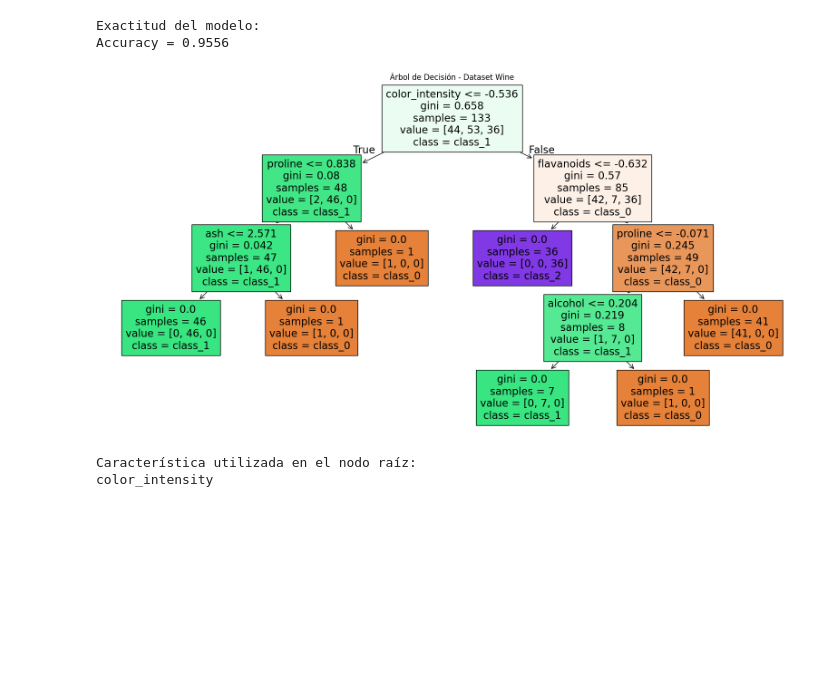
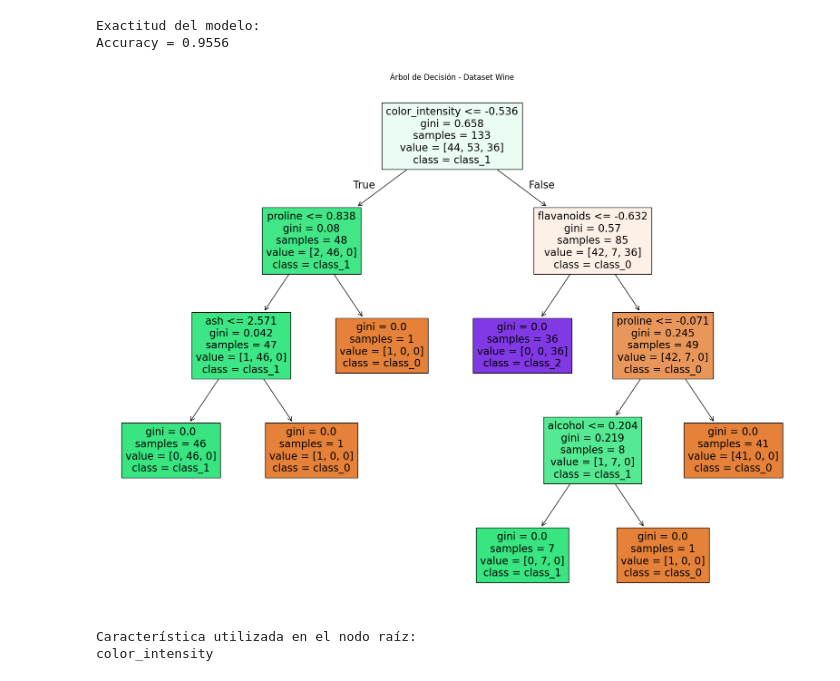
Before and after one commit to abiud2emiliano-sudo/PPIA, a Jupyter notebook: Examen_Ordinario_PpIA.ipynb, the cells around one changed output. Drawn from its saved outputs; the diff is of its cells as text; code cells hidden in the pictures; blank space fills up the shorter version.

```diff
--- a/Examen_Ordinario_PpIA.ipynb
+++ b/Examen_Ordinario_PpIA.ipynb
@@ -132,19 +132,20 @@ print(f"Accuracy = {accuracy:.4f}")
 Exactitud del modelo:
 Accuracy = 0.9556
 # %%
-plt.figure(figsize=(20,10))
+plt.figure(figsize=(20,15))
 
 plot_tree(
     modelo,
     feature_names=wine.feature_names,
     class_names=wine.target_names,
     filled=True
 )
 
 plt.title("Árbol de Decisión - Dataset Wine")
+plt.savefig("decision_tree.png", dpi=300)
 plt.show()
 # %% [output]
-[figure, old version]
+[figure, new version]
 # %%
 raiz = wine.feature_names[modelo.tree_.feature[0]]
 
```
